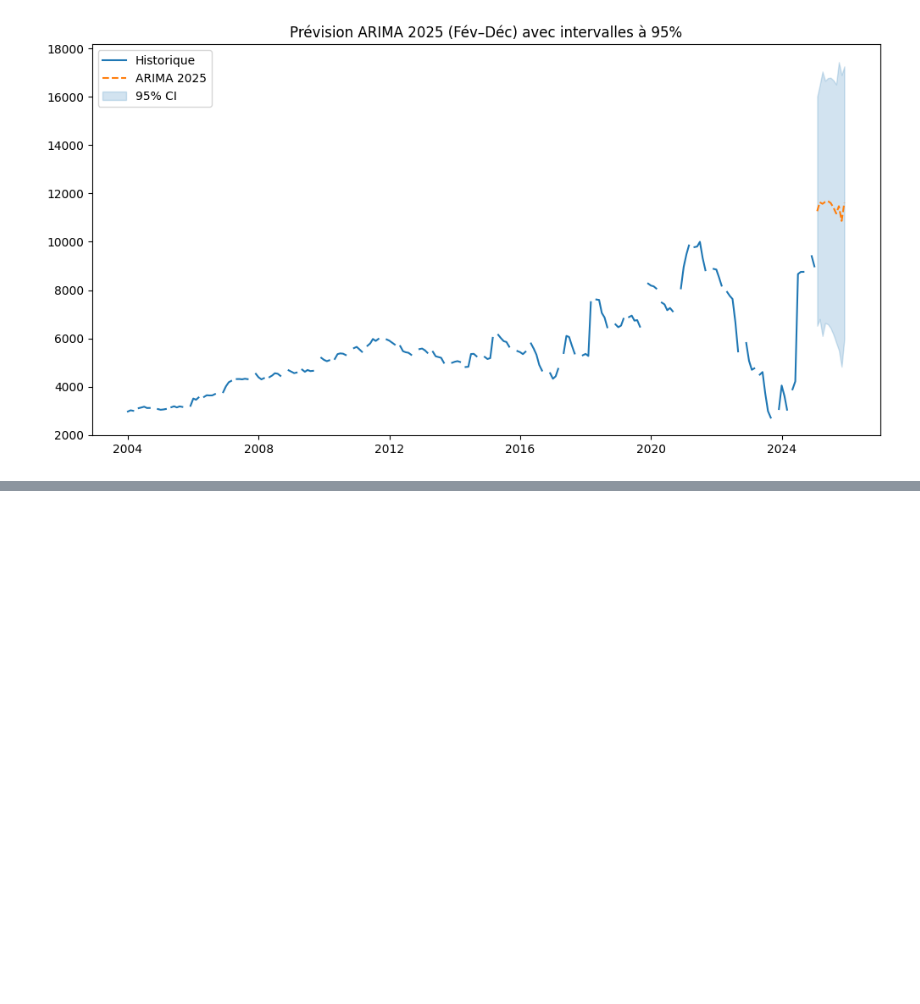
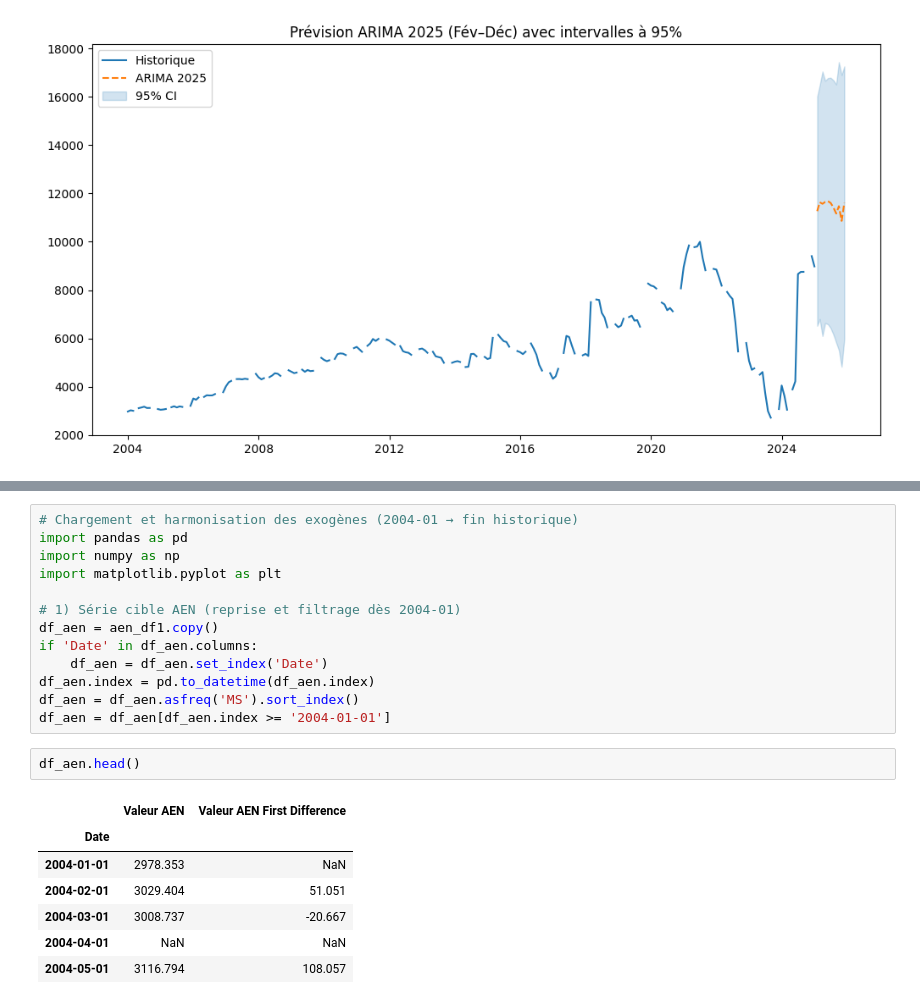
Before and after one commit to Pheonix64/forecast_aen, a Jupyter notebook: aen.ipynb, the cells around one changed output, grey strips where cells are left out. Cells and saved outputs as stored; diff of their text form; blank space fills up the shorter version.

```diff
--- a/aen.ipynb
+++ b/aen.ipynb
@@ -641,0 +632,23 @@ Note: you may need to restart the kernel to use updated packages.
+# %%
+# Chargement et harmonisation des exogènes (2004-01 → fin historique)
+import pandas as pd
+import numpy as np
+import matplotlib.pyplot as plt
+
+# 1) Série cible AEN (reprise et filtrage dès 2004-01)
+df_aen = aen_df1.copy()
+if 'Date' in df_aen.columns:
+    df_aen = df_aen.set_index('Date')
+df_aen.index = pd.to_datetime(df_aen.index)
+df_aen = df_aen.asfreq('MS').sort_index()
+df_aen = df_aen[df_aen.index >= '2004-01-01']
+# %%
+df_aen.head()
+# %% [output]
+|  | Valeur AEN | Valeur AEN First Difference |
+| Date |  |  |
+| 2004-01-01 | 2978.353 | NaN |
+| 2004-02-01 | 3029.404 | 51.051 |
+| 2004-03-01 | 3008.737 | -20.667 |
+| 2004-04-01 | NaN | NaN |
+| 2004-05-01 | 3116.794 | 108.057 |
```
Also changed, not shown: parts of 15 cells of this notebook, 11 other files.
